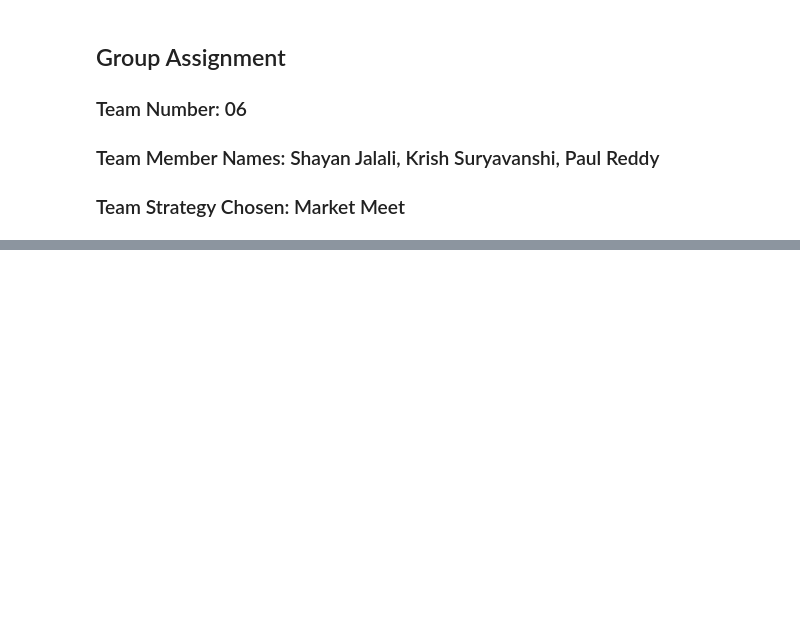
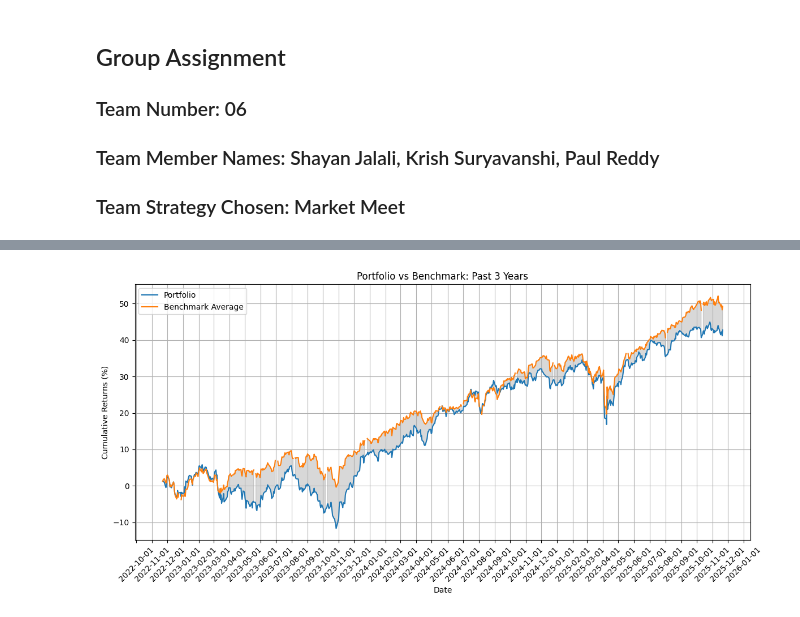
Before and after one commit to shayankjalali/market-meet, a Jupyter notebook: Team_06_Assignment.ipynb, the cells around one changed output, grey strips where cells are left out. Saved outputs shown, nothing was run; the diff lists cells and outputs as text; code cells hidden in the pictures; blank space fills up the shorter version.

```diff
--- a/Team_06_Assignment.ipynb
+++ b/Team_06_Assignment.ipynb
@@ -788,0 +1068,47 @@ Portfolio contains 20 stocks.
+# %%
+# get daily returns for final portfolio tickers
+portfolio_tickers = final_portfolio["Ticker"].tolist()
+portfolio_weights = final_portfolio["Weight"].values / 100
+
+# filter close_prices for the portfolio tickers
+portfolio_close = close_prices[portfolio_tickers]
+
+# calculate daily returns
+portfolio_daily_returns = portfolio_close.pct_change().dropna()
+
+# weighted portfolio returns
+weighted_returns = (portfolio_daily_returns * portfolio_weights).sum(axis=1)
+
+# cumulative returns
+portfolio_cum_returns = (weighted_returns.cumsum()) * 100
+
+# benchmark cumulative returns (average of S&P500 and TSX)
+benchmark_cum_returns = (sp_total_return + tsx_total_return) / 2
+benchmark_cum_returns.index = benchmark_cum_returns.index.strftime('%Y-%m-%d')
+
+# reset index to get a date column and give series a name
+portfolio_df = portfolio_cum_returns.reset_index().rename(columns={0: "Portfolio", "index": "Date"})
+benchmark_df = benchmark_cum_returns.rename("Benchmark").reset_index().rename(columns={"index": "Date"})
+
+plot_df = pd.merge(portfolio_df, benchmark_df, on="Date", how="inner") # merge on date
+plot_df["Date"] = pd.to_datetime(plot_df["Date"]) # convert to datetime
+
+# plot 1-year cumulative returns
+plt.figure(figsize=(12,6))
+plt.plot(plot_df["Date"], plot_df["Portfolio"], label="Portfolio")
+plt.plot(plot_df["Date"], plot_df["Benchmark"], label="Benchmark Average")
+plt.fill_between(plot_df["Date"], plot_df["Portfolio"], plot_df["Benchmark"], color="gray", alpha=0.3)
+plt.title("Portfolio vs Benchmark: Past 3 Years")
+plt.xlabel("Date")
+plt.ylabel("Cumulative Returns (%)")
+plt.legend()
+plt.grid(True)
+
+# format the x-axis
+plt.gca().xaxis.set_major_locator(mdates.MonthLocator())  # one tick per month
+plt.gca().xaxis.set_major_formatter(mdates.DateFormatter('%Y-%m-%d'))
+plt.xticks(rotation=45)
+plt.tight_layout()
+plt.show()
+# %% [output]
+[figure, added]
```
Also changed, not shown: parts of 44 cells of this notebook, 1 other file.
